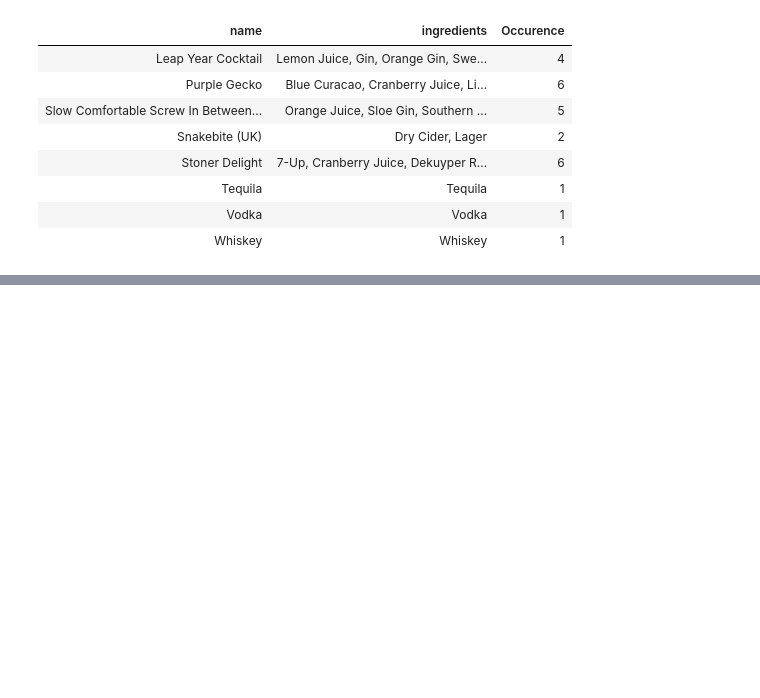
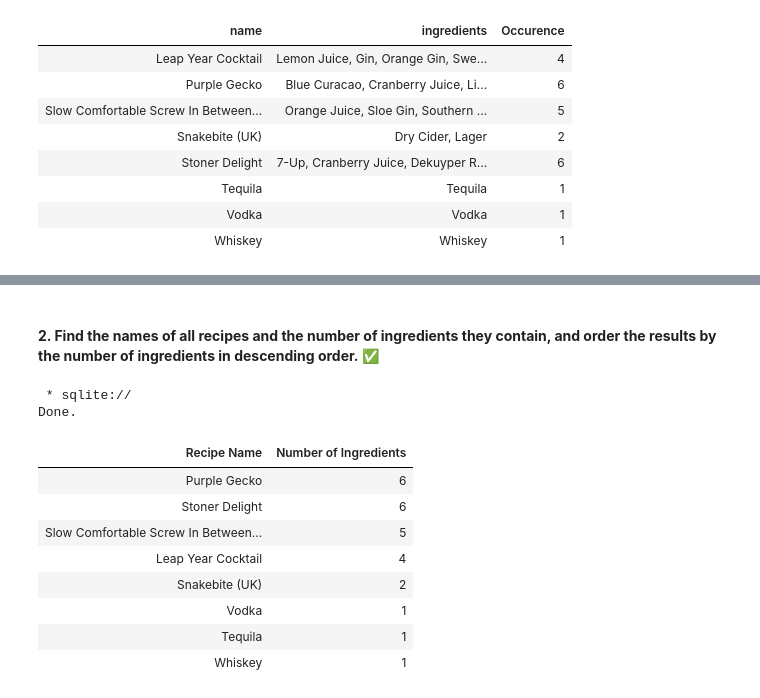
Before and after one commit to Bryanbu2014/database, a Jupyter notebook: exercises-ss24/Aufgabe_Getränke.ipynb, the cells around one changed output, grey strips where cells are left out. Saved outputs shown, nothing was run; the diff lists cells and outputs as text; code cells hidden in the pictures; blank space fills up the shorter version.

```diff
--- a/exercises-ss24/Aufgabe_Getränke.ipynb
+++ b/exercises-ss24/Aufgabe_Getränke.ipynb
@@ -342,0 +384,23 @@ Done.
+# %% [markdown]
+#### **2. Find the names of all recipes and the number of ingredients they contain, and order the results by the number of ingredients in descending order.** ✅
+# %%
+%%sql
+
+SELECT r.name 'Recipe Name', COUNT(*) as 'Number of Ingredients'
+FROM Recipe r
+JOIN RecipeIngredient ri
+ON(ri.recipe = r.id)
+GROUP BY ri.recipe
+ORDER BY COUNT(*) DESC
+# %% [output]
+ * sqlite://
+Done.
+| Recipe Name | Number of Ingredients |
+| Purple Gecko | 6 |
+| Stoner Delight | 6 |
+| Slow Comfortable Screw In Between... | 5 |
+| Leap Year Cocktail | 4 |
+| Snakebite (UK) | 2 |
+| Vodka | 1 |
+| Tequila | 1 |
+| Whiskey | 1 |
```
Also changed, not shown: parts of 25 cells of this notebook, 1 other file.
